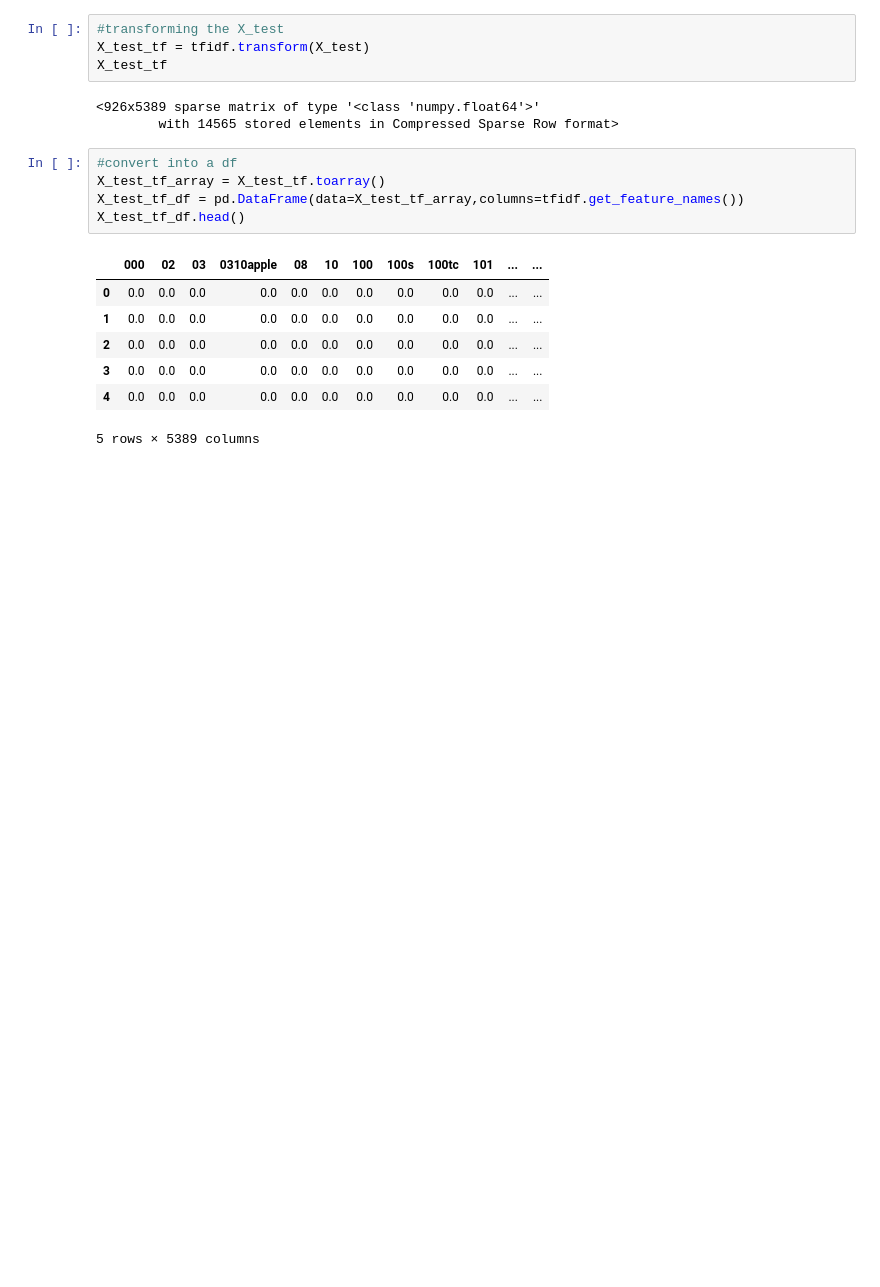
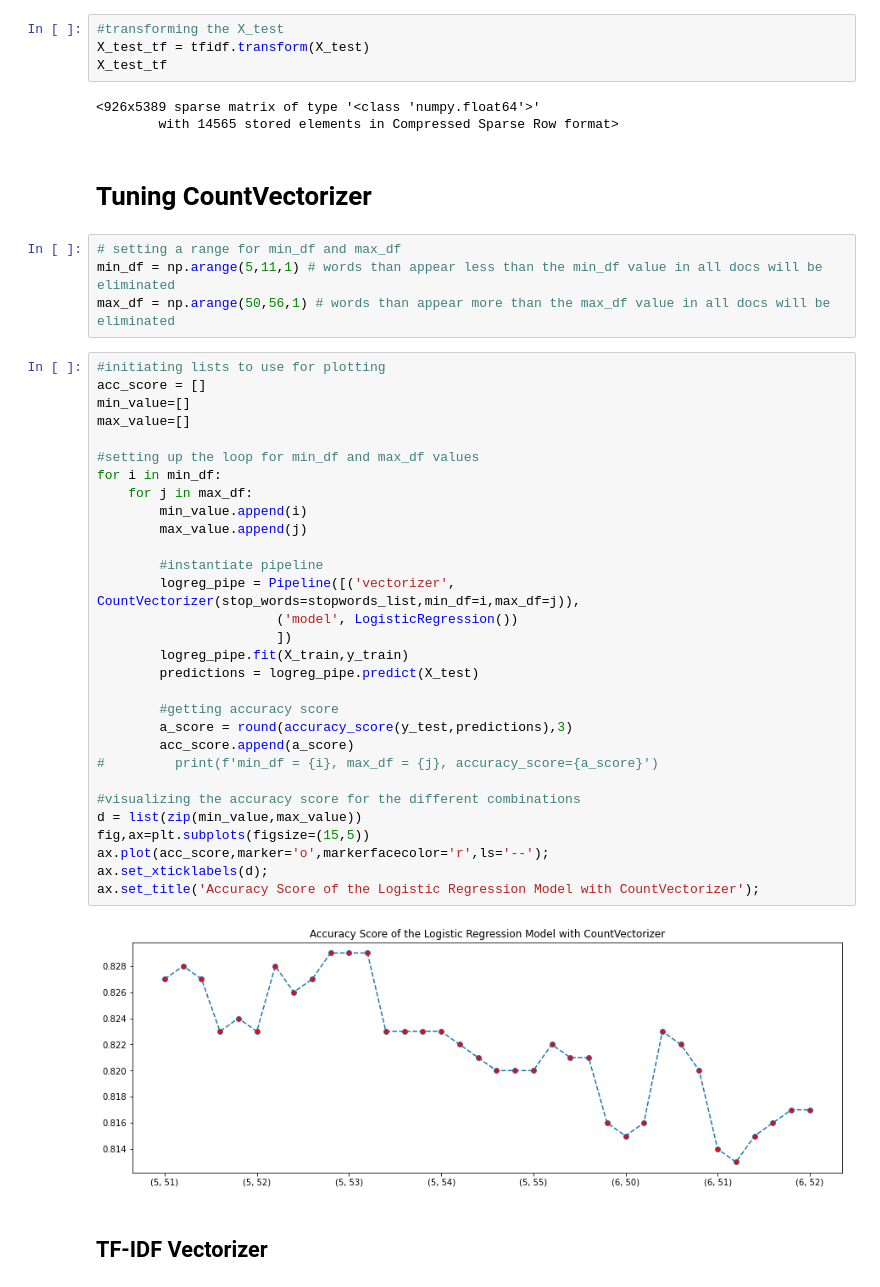
Before and after one commit to rahulakrish/customer_sentiment_analysis, a Jupyter notebook: phase4_project.ipynb, the cells around one changed output. Saved outputs shown, nothing was run; the diff lists cells and outputs as text; blank space fills up the shorter version.

Commit message:
tuning loop for countvectorizer

```diff
--- a/phase4_project.ipynb
+++ b/phase4_project.ipynb
@@ -378,16 +378,43 @@ X_test_tf
 # %% [output]
 <926x5389 sparse matrix of type '<class 'numpy.float64'>'
         with 14565 stored elements in Compressed Sparse Row format>
-# %%
-#convert into a df
-X_test_tf_array = X_test_tf.toarray()
-X_test_tf_df = pd.DataFrame(data=X_test_tf_array,columns=tfidf.get_feature_names())
-X_test_tf_df.head()
-# %% [output]
-|  | 000 | 02 | 03 | 0310apple | 08 | 10 | 100 | 100s | 100tc | 101 | ... | ... |
-| 0 | 0.0 | 0.0 | 0.0 | 0.0 | 0.0 | 0.0 | 0.0 | 0.0 | 0.0 | 0.0 | ... | ... |
-| 1 | 0.0 | 0.0 | 0.0 | 0.0 | 0.0 | 0.0 | 0.0 | 0.0 | 0.0 | 0.0 | ... | ... |
-| 2 | 0.0 | 0.0 | 0.0 | 0.0 | 0.0 | 0.0 | 0.0 | 0.0 | 0.0 | 0.0 | ... | ... |
-| 3 | 0.0 | 0.0 | 0.0 | 0.0 | 0.0 | 0.0 | 0.0 | 0.0 | 0.0 | 0.0 | ... | ... |
-| 4 | 0.0 | 0.0 | 0.0 | 0.0 | 0.0 | 0.0 | 0.0 | 0.0 | 0.0 | 0.0 | ... | ... |
-5 rows × 5389 columns
+# %% [markdown]
+# Tuning CountVectorizer
+# %%
+# setting a range for min_df and max_df
+min_df = np.arange(5,11,1) # words than appear less than the min_df value in all docs will be eliminated
+max_df = np.arange(50,56,1) # words than appear more than the max_df value in all docs will be eliminated
+# %%
+#initiating lists to use for plotting
+acc_score = []
+min_value=[]
+max_value=[]
+
+#setting up the loop for min_df and max_df values
+for i in min_df:
+    for j in max_df:
+        min_value.append(i)
+        max_value.append(j)
+
+        #instantiate pipeline
+        logreg_pipe = Pipeline([('vectorizer', CountVectorizer(stop_words=stopwords_list,min_df=i,max_df=j)),
+                       ('model', LogisticRegression())
+                       ])
+        logreg_pipe.fit(X_train,y_train)
+        predictions = logreg_pipe.predict(X_test)
+
+        #getting accuracy score
+        a_score = round(accuracy_score(y_test,predictions),3)
+        acc_score.append(a_score)
+#         print(f'min_df = {i}, max_df = {j}, accuracy_score={a_score}')
+
+#visualizing the accuracy score for the different combinations
+d = list(zip(min_value,max_value))
+fig,ax=plt.subplots(figsize=(15,5))
+ax.plot(acc_score,marker='o',markerfacecolor='r',ls='--');
+ax.set_xticklabels(d);
+ax.set_title('Accuracy Score of the Logistic Regression Model with CountVectorizer');
+# %% [output]
+[figure, added]
+# %% [markdown]
+## TF-IDF Vectorizer
```
Also changed, not shown: parts of 9 cells of this notebook.
